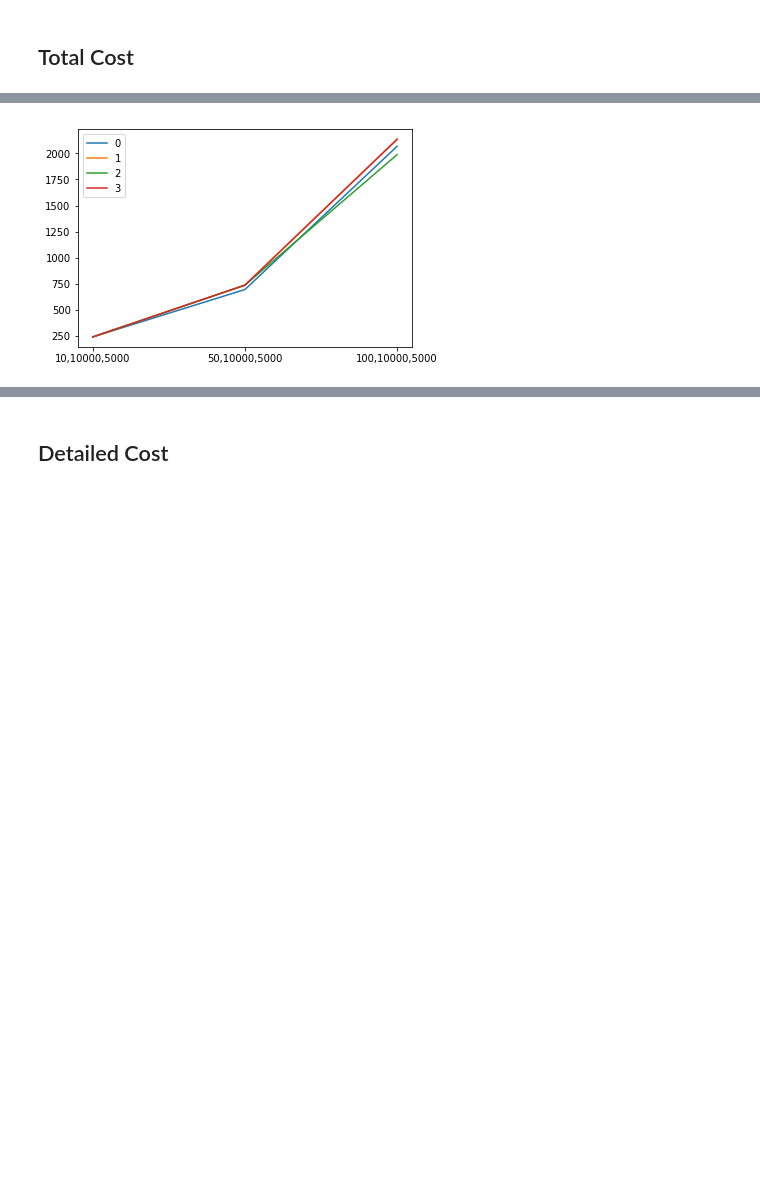
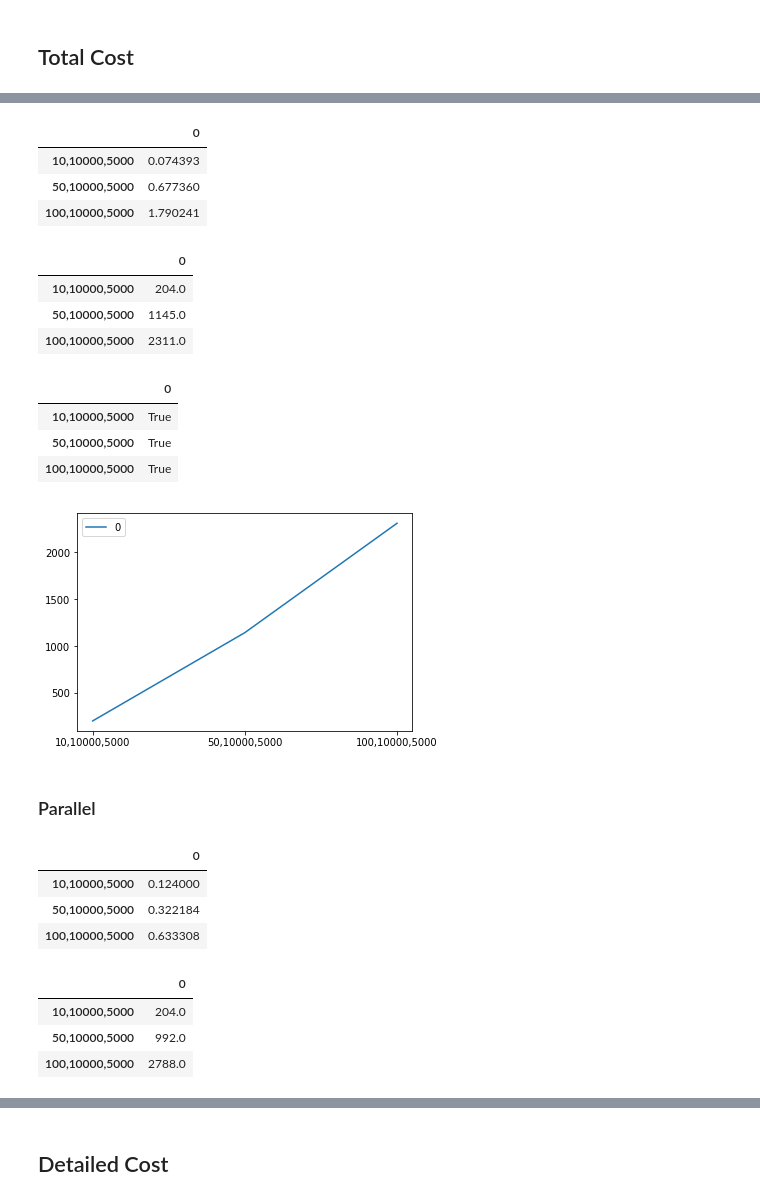
Before and after one commit to danif93/Genetic-Travelling-Salesman, a Jupyter notebook: code/python_dataAnalysis/read_files.ipynb, the cells around one changed output, grey strips where cells are left out. Saved outputs shown, nothing was run; the diff lists cells and outputs as text; code cells hidden in the pictures; blank space fills up the shorter version.

Commit message:
added check earlyStopRound>ITERRATE; now total cost computation runs over the 3 versions (sequential, parallel, parallelMPI) too;

```diff
--- a/code/python_dataAnalysis/read_files.ipynb
+++ b/code/python_dataAnalysis/read_files.ipynb
@@ -9,7 +9,3 @@ import os
 # Increasing numNodes
 # %% [markdown]
 ## Total Cost
-# %%
-path = "../results/numNodes"
-files = sorted(os.listdir(path))
-#files = [i for i in os.listdir(path) if os.path.isfile(os.path.join(path,i)) and "out" in i]
@@ -20,10 +12,15 @@ df_conv = pd.DataFrame()
 # %%
-for file in files:
-    with open(os.path.join(path,file)) as f:
-        col = file.split('.')[0]
-        for line in f:
-            vals = line.split(' ')
-            row = vals[0]+','+vals[1]+','+vals[2]
-            df_time.loc[row,col] = float(vals[3])
-            df_prec.loc[row,col] = int(vals[4])
-            df_conv.loc[row,col] = int(vals[5])==1
+def fill_dataFrame_total(path, files):
+    df_time = pd.DataFrame()
+    df_prec = pd.DataFrame()
+    df_conv = pd.DataFrame()
+    for file in files:
+        with open(os.path.join(path,file)) as f:
+            col = file.split('.')[0]
+            for line in f:
+                vals = line.split(' ')
+                row = vals[0]+','+vals[1]+','+vals[2]
+                df_time.loc[row,col] = float(vals[3])
+                df_prec.loc[row,col] = int(vals[4])
+                df_conv.loc[row,col] = int(vals[5])==1
+    return df_time,df_prec,df_conv
@@ -51,5 +29,33 @@ df_conv
+# %%
+path = "../results/total/sequential"
+files = sorted(os.listdir(path))
+# %%
+df_seq_time,df_seq_prec,df_seq_conv = fill_dataFrame_total(path,files)
+# %%
+df_seq_time
+# %% [output]
+|  | 0 |
+| 10,10000,5000 | 0.074393 |
+| 50,10000,5000 | 0.677360 |
+| 100,10000,5000 | 1.790241 |
+# %%
+df_seq_prec
+# %% [output]
+|  | 0 |
+| 10,10000,5000 | 204.0 |
+| 50,10000,5000 | 1145.0 |
+| 100,10000,5000 | 2311.0 |
+# %%
+df_seq_conv
+# %% [output]
+|  | 0 |
+| 10,10000,5000 | True |
+| 50,10000,5000 | True |
+| 100,10000,5000 | True |
 # %%
-plt.plot(df_prec);
-plt.legend(df_prec.columns);
+plt.plot(df_seq_prec);
+plt.legend(df_seq_prec.columns);
 # %% [output]
-[figure, old version]
+[figure, new version]
+# %% [markdown]
+### Parallel
@@ -55,0 +67,14 @@ plt.legend(df_prec.columns);
+# %%
+df_par_time
+# %% [output]
+|  | 0 |
+| 10,10000,5000 | 0.124000 |
+| 50,10000,5000 | 0.322184 |
+| 100,10000,5000 | 0.633308 |
+# %%
+df_par_prec
+# %% [output]
+|  | 0 |
+| 10,10000,5000 | 204.0 |
+| 50,10000,5000 | 992.0 |
+| 100,10000,5000 | 2788.0 |
```
Also changed, not shown: parts of 45 cells of this notebook, 41 other files.
